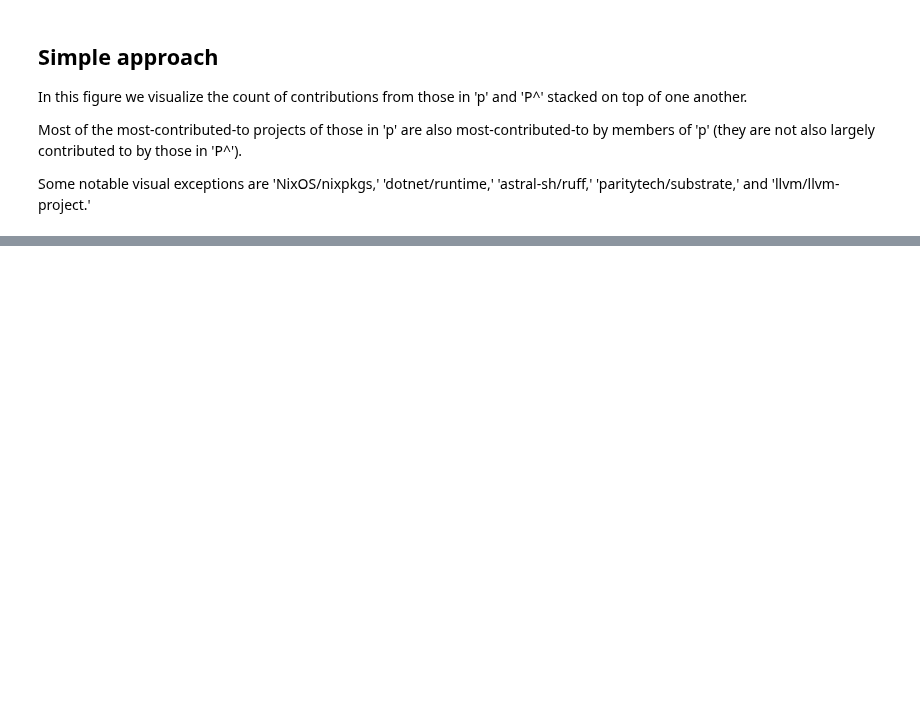
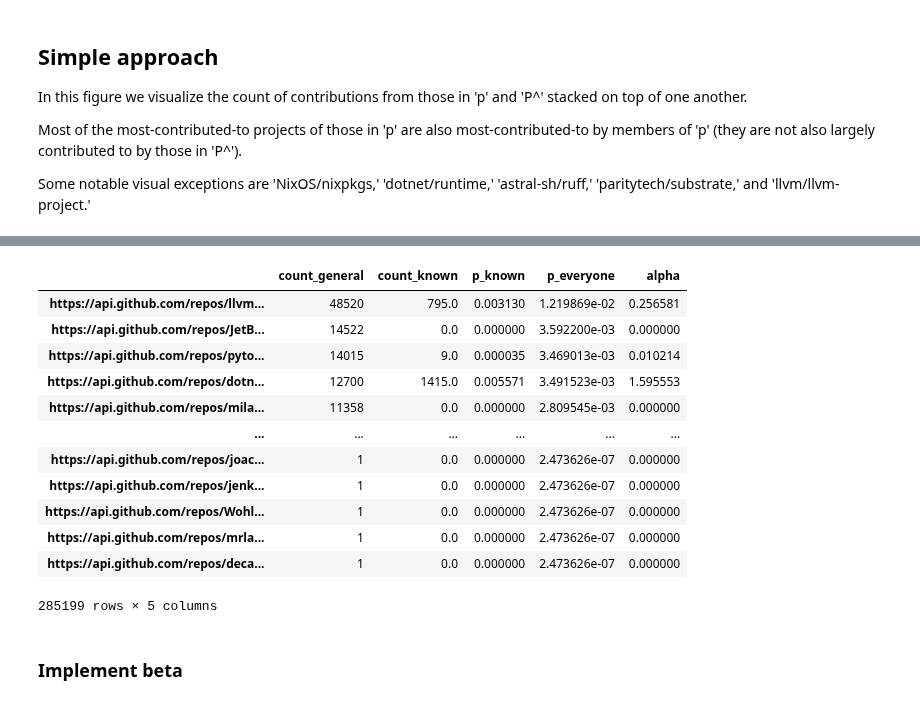
Before and after one commit to oss-aspen/Rappel, a Jupyter notebook: notebooks/project_discovery/repo_discovery.ipynb, the cells around one changed output, grey strips where cells are left out. Cells and saved outputs as stored; diff of their text form; code cells hidden in the pictures; blank space fills up the shorter version.

Commit message:
implement alpha and beta terms
Signed-off-by: James Kunstle <jkunstle@bu.edu>

```diff
--- a/notebooks/project_discovery/repo_discovery.ipynb
+++ b/notebooks/project_discovery/repo_discovery.ipynb
@@ -405,0 +388,6 @@ We could reasonably assume that if they're very central in the kernel of project
+# %%
+# probabilities of contribution in known population
+
+n_known = joined_counts["count_known"].sum()
+joined_counts["p_known"] = joined_counts["count_known"] / n_known
+joined_counts
@@ -405,0 +408,6 @@ We could reasonably assume that if they're very central in the kernel of project
+# %%
+# Probabilities of contribution in general population:
+
+n_general = joined_counts["count_general"].sum()
+joined_counts["p_everyone"] = (joined_counts["count_general"] + joined_counts["count_known"]) / (n_general + n_known)
+joined_counts
@@ -405,0 +428,19 @@ We could reasonably assume that if they're very central in the kernel of project
+# %%
+# calculate alpha
+
+joined_counts["alpha"] = joined_counts["p_known"] / joined_counts["p_everyone"]
+joined_counts
+# %% [output]
+|  | count_general | count_known | p_known | p_everyone | alpha |
+| https://api.github.com/repos/llvm... | 48520 | 795.0 | 0.003130 | 1.219869e-02 | 0.256581 |
+| https://api.github.com/repos/JetB... | 14522 | 0.0 | 0.000000 | 3.592200e-03 | 0.000000 |
+| https://api.github.com/repos/pyto... | 14015 | 9.0 | 0.000035 | 3.469013e-03 | 0.010214 |
+| https://api.github.com/repos/dotn... | 12700 | 1415.0 | 0.005571 | 3.491523e-03 | 1.595553 |
+| https://api.github.com/repos/mila... | 11358 | 0.0 | 0.000000 | 2.809545e-03 | 0.000000 |
+| ... | ... | ... | ... | ... | ... |
+| https://api.github.com/repos/joac... | 1 | 0.0 | 0.000000 | 2.473626e-07 | 0.000000 |
+| https://api.github.com/repos/jenk... | 1 | 0.0 | 0.000000 | 2.473626e-07 | 0.000000 |
+| https://api.github.com/repos/Wohl... | 1 | 0.0 | 0.000000 | 2.473626e-07 | 0.000000 |
+| https://api.github.com/repos/mrla... | 1 | 0.0 | 0.000000 | 2.473626e-07 | 0.000000 |
+| https://api.github.com/repos/deca... | 1 | 0.0 | 0.000000 | 2.473626e-07 | 0.000000 |
+285199 rows × 5 columns
@@ -405,0 +458,2 @@ We could reasonably assume that if they're very central in the kernel of project
+# %% [markdown]
+### Implement beta
```
Also changed, not shown: parts of 15 cells of this notebook.
